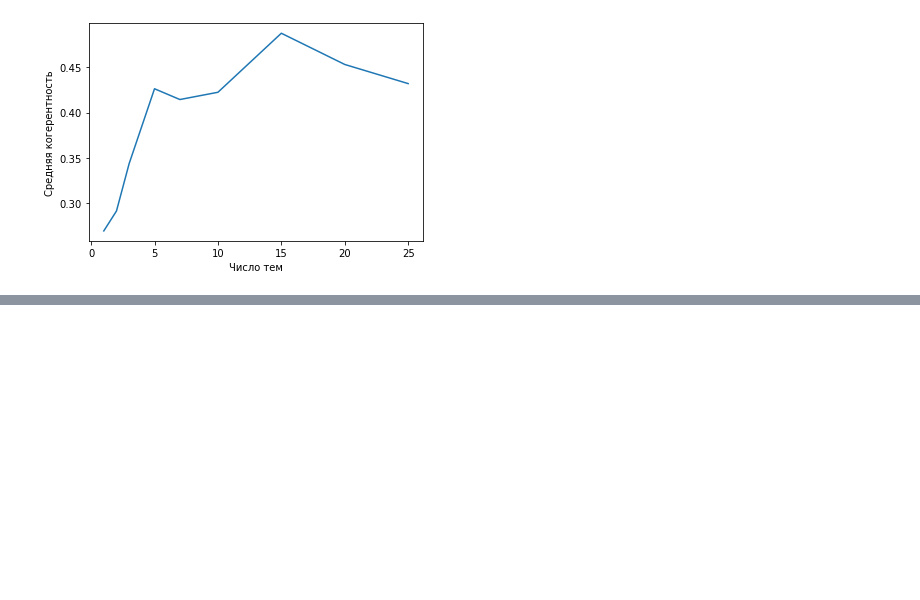
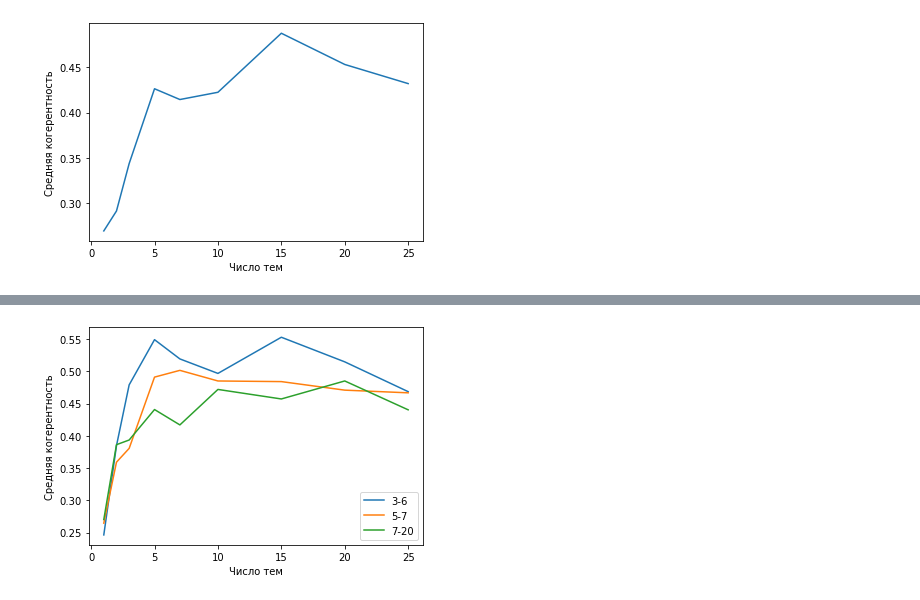
Before and after one commit to po-stas/NaturalLanguageProcessing, a Jupyter notebook: lesson04/hw4.ipynb, the cells around one changed output, grey strips where cells are left out. Saved outputs shown, nothing was run; the diff lists cells and outputs as text; code cells hidden in the pictures; blank space fills up the shorter version.

```diff
--- a/lesson04/hw4.ipynb
+++ b/lesson04/hw4.ipynb
@@ -279,0 +401,6 @@ plt.show()
+# %%
+# Как-то это продолговато все выходит.. хотелось еще другие сабсеты топиков посмотреть.. ну хотя бы принципиально попробуем оценить
+all_coherences = []
+for n_topics in [(3,6), (5,10), (7,20)]:
+    topics = list(data.topic.value_counts()[n_topics[0]:n_topics[1]].index)
+    all_coherences.append(test_lda(data, topics))
@@ -279,0 +420,9 @@ plt.show()
+# %%
+plt.xlabel("Число тем")
+plt.ylabel("Средняя когерентность")
+for c in all_coherences:
+    plt.plot([1, 2, 3, 5, 7, 10, 15, 20, 25], c)
+plt.legend(('3-6', '5-7', '7-20'))
+plt.show()
+# %% [output]
+[figure, added]
```
Also changed, not shown: parts of 46 cells of this notebook.
